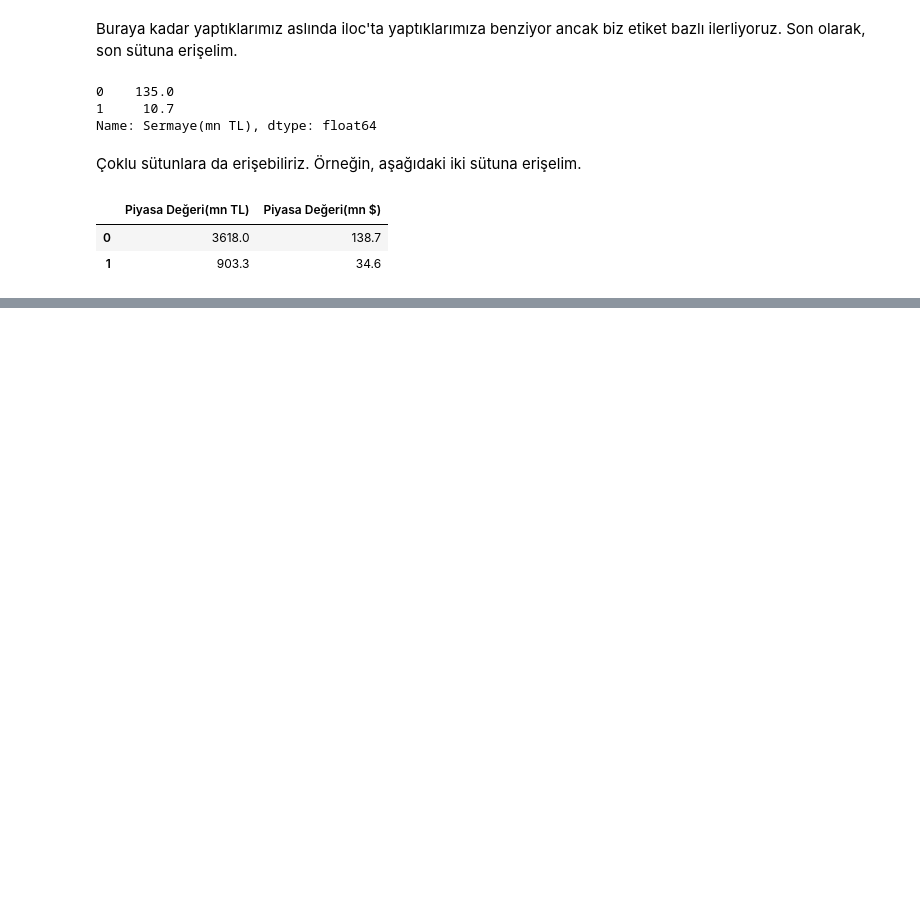
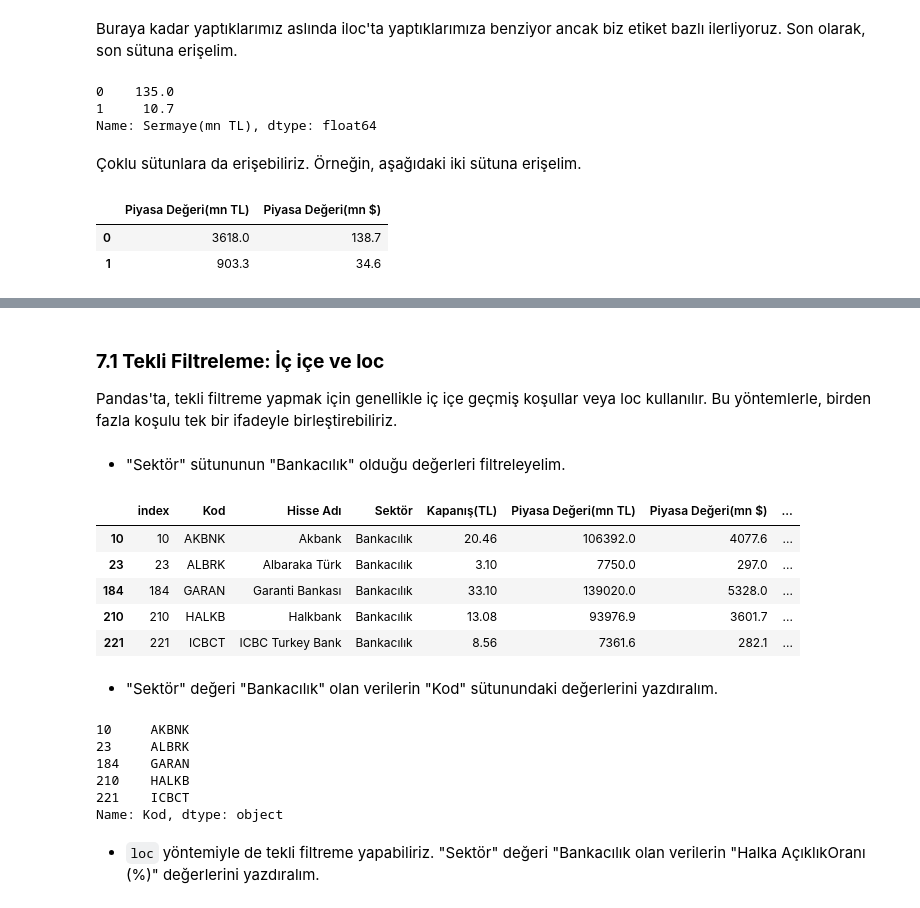
Before and after one commit to YusufAltuntas/pandas-tutorial, a Jupyter notebook: pandas-tutorial.ipynb, the cells around one changed output, grey strips where cells are left out. Drawn from its saved outputs; the diff is of its cells as text; code cells hidden in the pictures; blank space fills up the shorter version.

```diff
--- a/pandas-tutorial.ipynb
+++ b/pandas-tutorial.ipynb
@@ -720,0 +1038,26 @@ df.loc[[0,1], ['Piyasa Değeri(mn TL)','Piyasa Değeri(mn $)']]
+# %% [markdown]
+### **7.1 Tekli Filtreleme: İç içe ve loc**
+
+Pandas'ta, tekli filtreme yapmak için genellikle iç içe geçmiş koşullar veya loc kullanılır. Bu yöntemlerle, birden fazla koşulu tek bir ifadeyle birleştirebiliriz.
+# %% [markdown]
+* "Sektör" sütununun "Bankacılık" olduğu değerleri filtreleyelim.
+# %%
+df[df["Sektör"] == "Bankacılık"].head()
+# %% [output]
+|  | index | Kod | Hisse Adı | Sektör | Kapanış(TL) | Piyasa Değeri(mn TL) | Piyasa Değeri(mn $) | ... |
+| 10 | 10 | AKBNK | Akbank | Bankacılık | 20.46 | 106392.0 | 4077.6 | ... |
+| 23 | 23 | ALBRK | Albaraka Türk | Bankacılık | 3.10 | 7750.0 | 297.0 | ... |
+| 184 | 184 | GARAN | Garanti Bankası | Bankacılık | 33.10 | 139020.0 | 5328.0 | ... |
+| 210 | 210 | HALKB | Halkbank | Bankacılık | 13.08 | 93976.9 | 3601.7 | ... |
+| 221 | 221 | ICBCT | ICBC Turkey Bank | Bankacılık | 8.56 | 7361.6 | 282.1 | ... |
+# %% [markdown]
+* "Sektör" değeri "Bankacılık" olan verilerin "Kod" sütunundaki değerlerini yazdıralım.
+# %%
+df[df["Sektör"] == "Bankacılık"]["Kod"].head()
+# %% [output]
+10     AKBNK
+23     ALBRK
+184    GARAN
+210    HALKB
+221    ICBCT
+Name: Kod, dtype: object
@@ -720,0 +1066,2 @@ df.loc[[0,1], ['Piyasa Değeri(mn TL)','Piyasa Değeri(mn $)']]
+# %% [markdown]
+* ``loc`` yöntemiyle de tekli filtreme yapabiliriz. "Sektör" değeri "Bankacılık olan verilerin "Halka AçıklıkOranı (%)" değerlerini yazdıralım.
```
Also changed, not shown: parts of 63 cells of this notebook.
